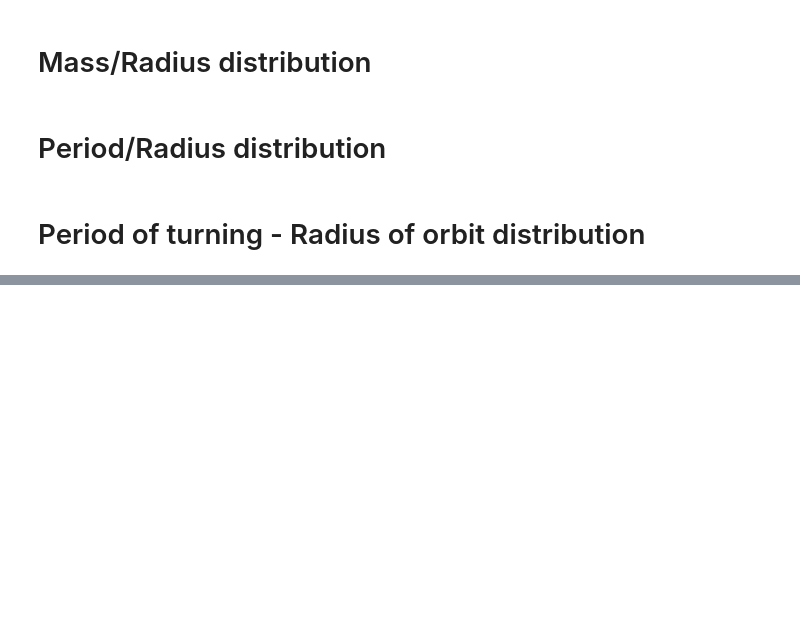
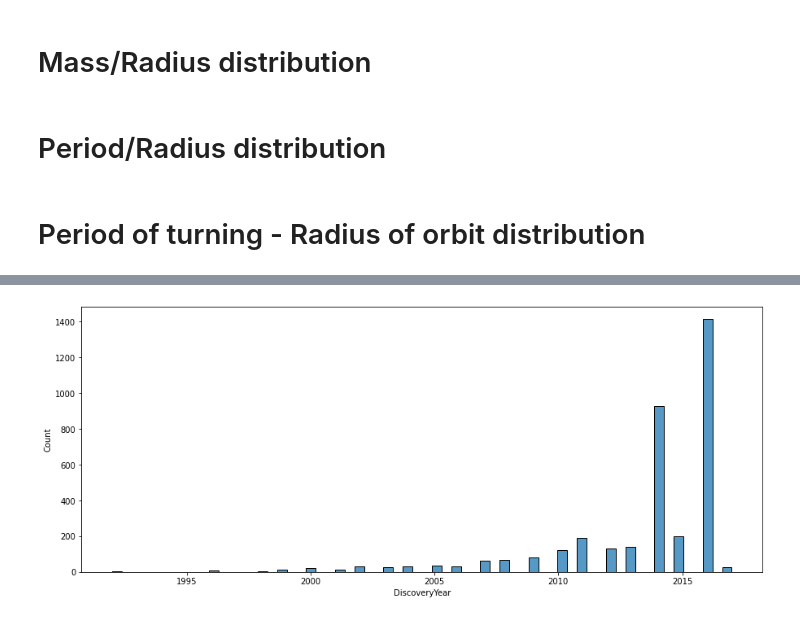
Before and after one commit to DarthSirius/Lessons, a Jupyter notebook: Exoplanet/Exo.ipynb, the cells around one changed output, grey strips where cells are left out. Drawn from its saved outputs; the diff is of its cells as text; code cells hidden in the pictures; blank space fills up the shorter version.

```diff
--- a/Exoplanet/Exo.ipynb
+++ b/Exoplanet/Exo.ipynb
@@ -198,0 +203,10 @@ histplot.axvline(0.003146, color='green', ls='--', lw=2 );
+# %%
+exo_data_new = exo_data[exo_data['DiscoveryYear'] > 1980]
+# строим график в логарифмическом масштабе
+fig = plt.figure(figsize=(15, 6))
+histplot = sns.histplot(
+    data = exo_data_new['DiscoveryYear']
+#    log_scale=True
+    )
+# %% [output]
+[figure, added]
```
Also changed, not shown: parts of 5 cells of this notebook, 7 other files.
